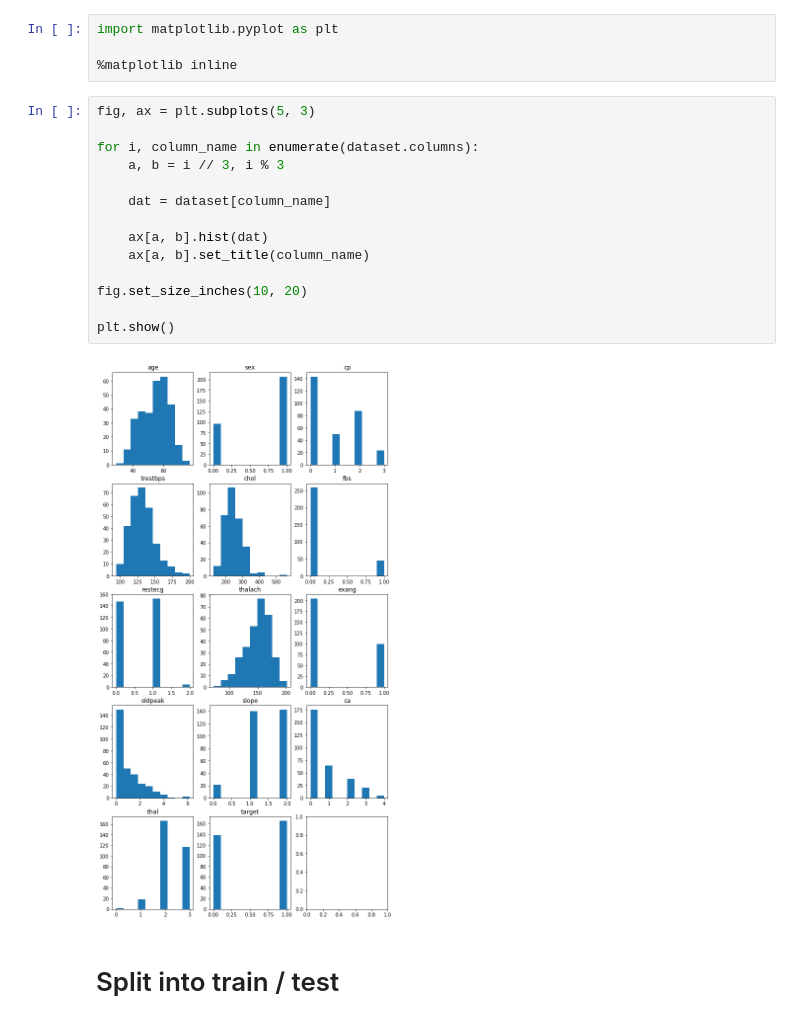
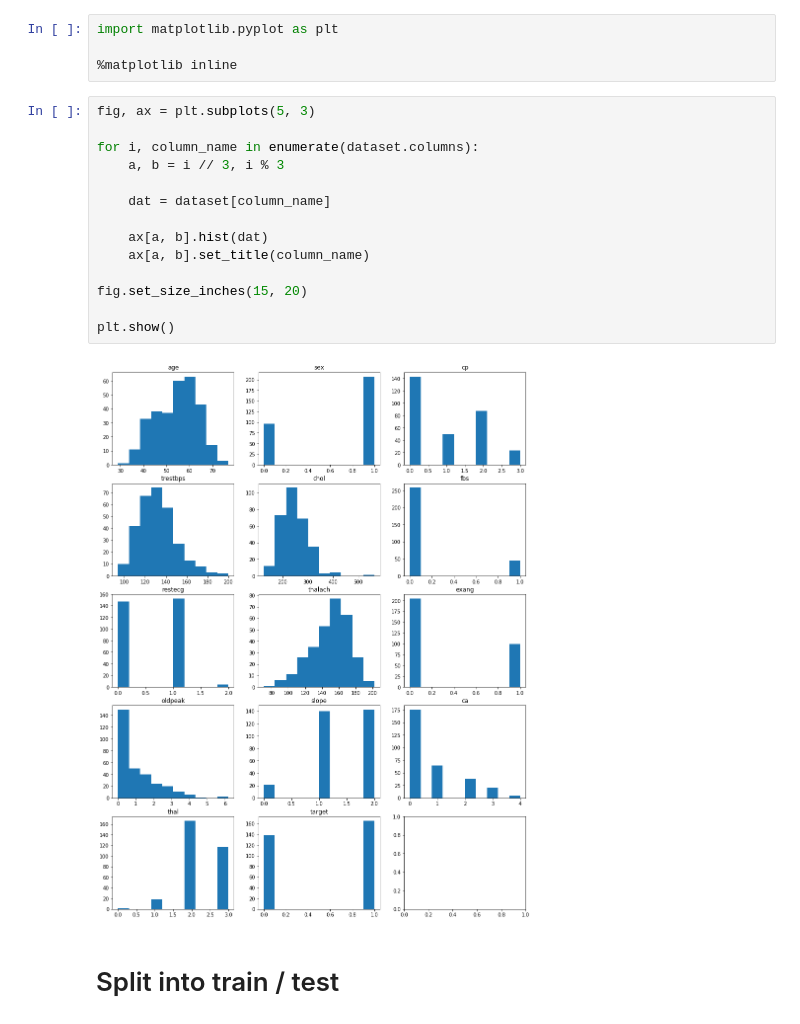
Before and after one commit to weirichd/data-exercise, a Jupyter notebook: Heart Model.ipynb, the cells around one changed output. Cells and saved outputs as stored; diff of their text form.

```diff
--- a/Heart Model.ipynb
+++ b/Heart Model.ipynb
@@ -45,19 +45,19 @@ import matplotlib.pyplot as plt
 # %%
 fig, ax = plt.subplots(5, 3)
 
 for i, column_name in enumerate(dataset.columns):
     a, b = i // 3, i % 3
 
     dat = dataset[column_name]
 
     ax[a, b].hist(dat)
     ax[a, b].set_title(column_name)
 
-fig.set_size_inches(10, 20)
+fig.set_size_inches(15, 20)
 
 plt.show()
 # %% [output]
-[figure, old version]
+[figure, new version]
 # %% [markdown]
 # Split into train / test
 # %%
```
Also changed, not shown: parts of 4 cells of this notebook, 2 other files.
